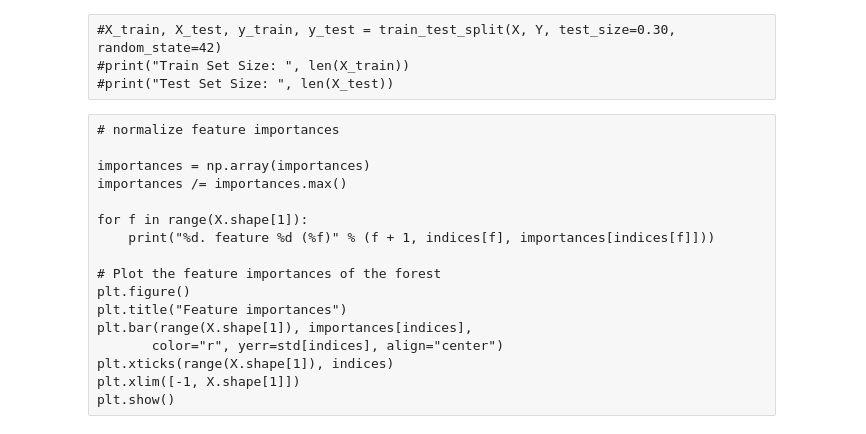
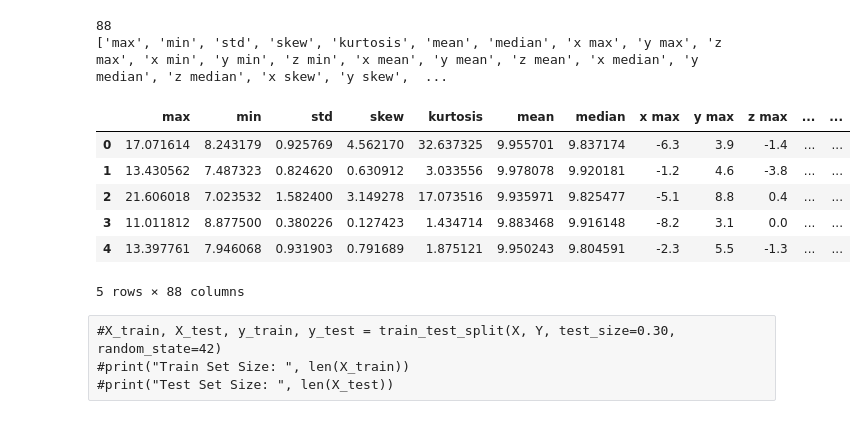
Before and after one commit to dsaffo/ToddlerActivityRecognition, a Jupyter notebook: Toddler Activity Recognition.ipynb, the cells around one changed output. Drawn from its saved outputs; the diff is of its cells as text; code cells hidden in the pictures.

```diff
--- a/Toddler Activity Recognition.ipynb
+++ b/Toddler Activity Recognition.ipynb
@@ -35,31 +35,29 @@ df.head()
 # %%
 Y = df['activity']
-features = ['max', 'min', 'std', 'skew', 'mean', 'median', 'x max', 'y max', 'z max', 'x min', 'y min', 'z min', 'x mean',
-            'y mean','z mean', 'x median', 'y median', 'z median', 'x skew', 'y skew', 'z skew', 'x std', 'y std', 'z std',
-            'xy mean', 'yz mean', 'xz mean', 'x noise min', 'y noise min', 'z noise min', 'x noise max', 'y noise max',
-            'z noise max', 'x noise std', 'y noise std', 'z noise std' , 'x fft min', 'y fft min', 'z fft min',
-            'x fft max', 'y fft max', 'z fft max', 'x fft mean', 'y fft mean', 'z fft mean', 'x fft std', 'y fft std',
-            'z fft std', 'x fft mean weighted', 'y fft mean weighted', 'z fft mean weighted']
-X = df[features]
+# features = ['max', 'min', 'std', 'skew', 'mean', 'median', 'x max', 'y max', 'z max', 'x min', 'y min', 'z min', 'x mean',
+#             'y mean','z mean', 'x median', 'y median', 'z median', 'x skew', 'y skew', 'z skew', 'x std', 'y std', 'z std',
+#             'xy mean', 'yz mean', 'xz mean', 'x noise min', 'y noise min', 'z noise min', 'x noise max', 'y noise max',
+#             'z noise max', 'x noise std', 'y noise std', 'z noise std' , 'x fft min', 'y fft min', 'z fft min',
+#             'x fft max', 'y fft max', 'z fft max', 'x fft mean', 'y fft mean', 'z fft mean', 'x fft std', 'y fft std',
+#             'z fft std', 'x fft mean weighted', 'y fft mean weighted', 'z fft mean weighted']
+features_ind = list(range(16,104))
+X = df[features_ind]
+feature_names = X.columns.tolist()
+print(len(feature_names))
+print(feature_names)
 groups = df.subject.unique()
+X.head()
+# %% [output]
+88
+['max', 'min', 'std', 'skew', 'kurtosis', 'mean', 'median', 'x max', 'y max', 'z max', 'x min', 'y min', 'z min', 'x mean', 'y mean', 'z mean', 'x median', 'y median', 'z median', 'x skew', 'y skew',  ...
+|  | max | min | std | skew | kurtosis | mean | median | x max | y max | z max | ... | ... |
+| 0 | 17.071614 | 8.243179 | 0.925769 | 4.562170 | 32.637325 | 9.955701 | 9.837174 | -6.3 | 3.9 | -1.4 | ... | ... |
+| 1 | 13.430562 | 7.487323 | 0.824620 | 0.630912 | 3.033556 | 9.978078 | 9.920181 | -1.2 | 4.6 | -3.8 | ... | ... |
+| 2 | 21.606018 | 7.023532 | 1.582400 | 3.149278 | 17.073516 | 9.935971 | 9.825477 | -5.1 | 8.8 | 0.4 | ... | ... |
+| 3 | 11.011812 | 8.877500 | 0.380226 | 0.127423 | 1.434714 | 9.883468 | 9.916148 | -8.2 | 3.1 | 0.0 | ... | ... |
+| 4 | 13.397761 | 7.946068 | 0.931903 | 0.791689 | 1.875121 | 9.950243 | 9.804591 | -2.3 | 5.5 | -1.3 | ... | ... |
+5 rows × 88 columns
 # %% [raw]
 #X_train, X_test, y_train, y_test = train_test_split(X, Y, test_size=0.30, random_state=42)
 #print("Train Set Size: ", len(X_train))
 #print("Test Set Size: ", len(X_test))
-# %% [raw]
-# normalize feature importances
-
-importances = np.array(importances)
-importances /= importances.max()
-
-for f in range(X.shape[1]):
-    print("%d. feature %d (%f)" % (f + 1, indices[f], importances[indices[f]]))
-
-# Plot the feature importances of the forest
-plt.figure()
-plt.title("Feature importances")
-plt.bar(range(X.shape[1]), importances[indices],
-       color="r", yerr=std[indices], align="center")
-plt.xticks(range(X.shape[1]), indices)
-plt.xlim([-1, X.shape[1]])
-plt.show()
```
Also changed, not shown: parts of 6 cells of this notebook, 4 other files.
